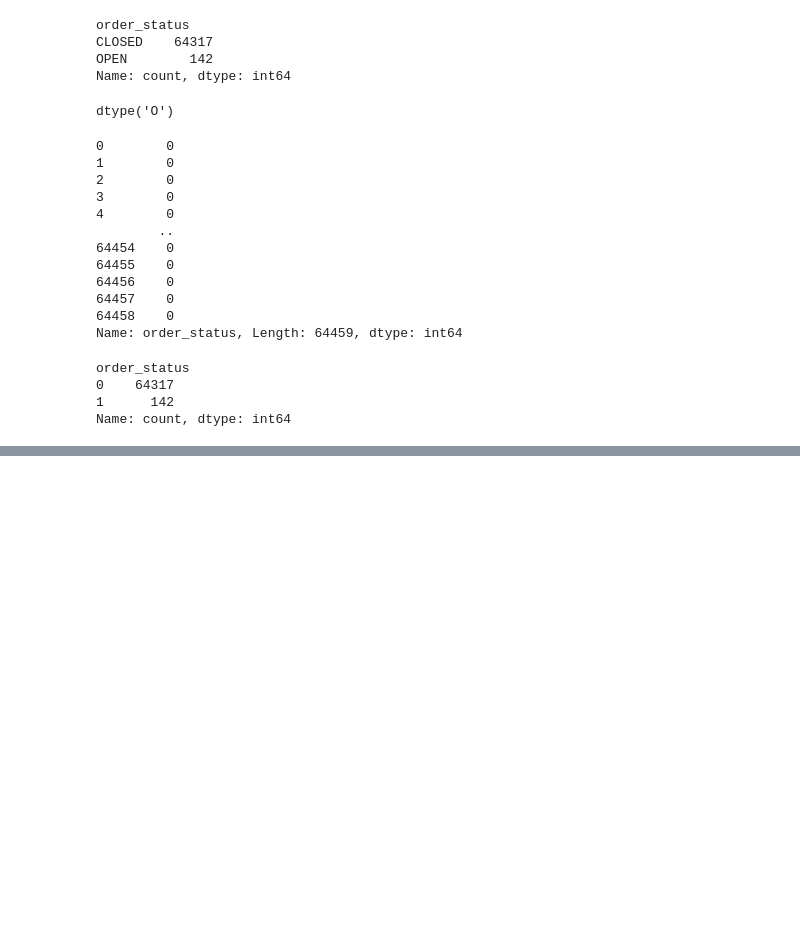
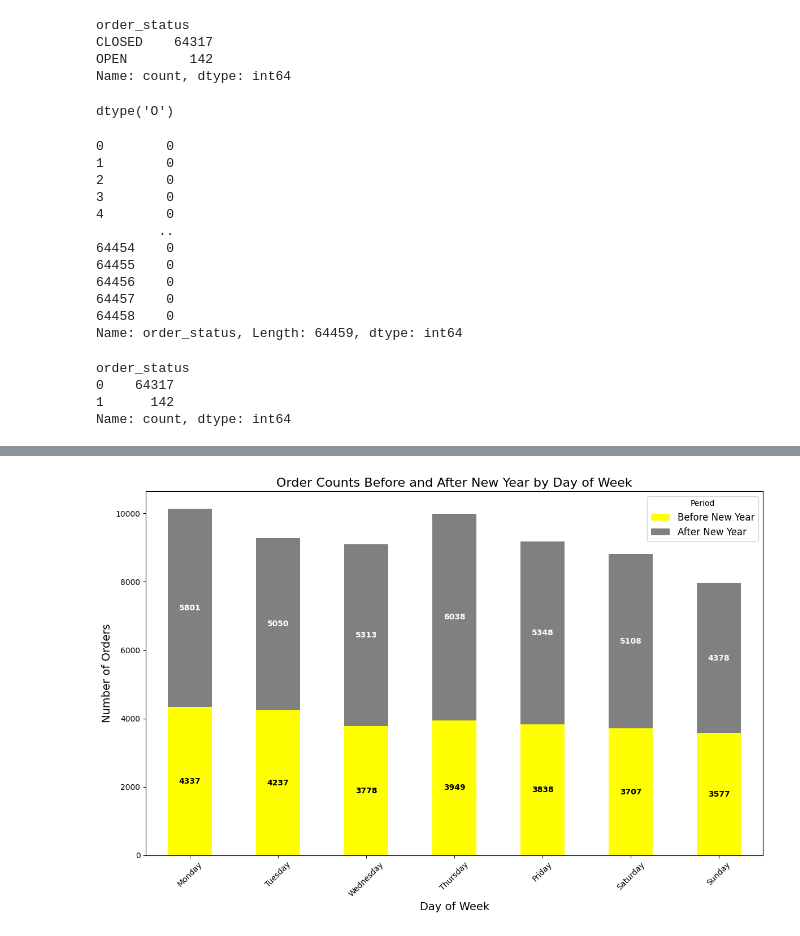
Before and after one commit to RujhaanTaneja/UnORG-SC-DS-MID-PREP_TEAM_HYPERION_Submission, a Jupyter notebook: Krish'sCodeFiles/Model.ipynb, the cells around one changed output, grey strips where cells are left out. Saved outputs shown, nothing was run; the diff lists cells and outputs as text; code cells hidden in the pictures; blank space fills up the shorter version.

```diff
--- a/Krish'sCodeFiles/Model.ipynb
+++ b/Krish'sCodeFiles/Model.ipynb
@@ -243,0 +396,4 @@ orders.describe()
+# %%
+#Is weekend or not
+orders['is_weekend'] = orders['weekday'].apply(lambda x: 'Weekend' if x in ['Saturday', 'Sunday'] else 'Weekday')
+orders.head()
@@ -243,0 +416,3 @@ orders.describe()
+# %%
+weekday_ny_counts = orders.groupby(['weekday', 'new_year_period'])['order_id'].nunique().reset_index(name='order_count')
+weekday_ny_counts
@@ -243,0 +435,3 @@ orders.describe()
+# %%
+pivot_data = weekday_ny_counts.pivot(index='weekday', columns='new_year_period', values='order_count')
+pivot_data
@@ -243,0 +448,40 @@ orders.describe()
+# %%
+# Ensure days of week are in correct order
+day_order = ['Monday', 'Tuesday', 'Wednesday', 'Thursday', 'Friday', 'Saturday', 'Sunday']
+pivot_data = pivot_data.reindex(day_order)
+# Reorder columns to switch the stack: 'Before New Year' below, 'After New Year' on top
+pivot_data = pivot_data[['Before New Year', 'After New Year']]
+
+# Ensure days are in correct order
+day_order = ['Monday', 'Tuesday', 'Wednesday', 'Thursday', 'Friday', 'Saturday', 'Sunday']
+pivot_data = pivot_data.reindex(day_order)
+
+# Plot
+ax = pivot_data.plot(kind='bar', stacked=True,
+                     color=['yellow', 'grey'], figsize=(12, 8))  # Changed color order too
+
+plt.title('Order Counts Before and After New Year by Day of Week', fontsize=16)
+plt.xlabel('Day of Week', fontsize=14)
+plt.ylabel('Number of Orders', fontsize=14)
+plt.xticks(rotation=45)
+plt.legend(title='Period', fontsize=12)
+
+# Add data labels on the bars
+for i, day in enumerate(pivot_data.index):
+    before_val = pivot_data.loc[day, 'Before New Year'] if 'Before New Year' in pivot_data.columns else 0
+    after_val = pivot_data.loc[day, 'After New Year'] if 'After New Year' in pivot_data.columns else 0
+
+    # Label for 'Before New Year' (bottom)
+    if before_val > 0:
+        ax.text(i, before_val / 2, f'{int(before_val)}',
+                ha='center', va='center', color='black', fontweight='bold')
+
+    # Label for 'After New Year' (top)
+    if after_val > 0:
+        ax.text(i, before_val + after_val / 2, f'{int(after_val)}',
+                ha='center', va='center', color='white', fontweight='bold')
+
+plt.tight_layout()
+plt.show()
+# %% [output]
+[figure, added]
```
Also changed, not shown: parts of 43 cells of this notebook.
